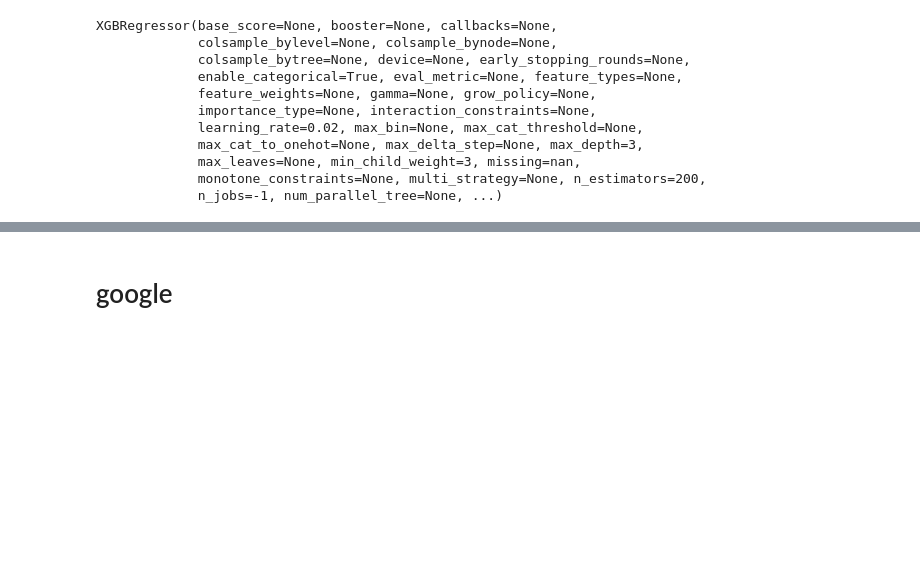
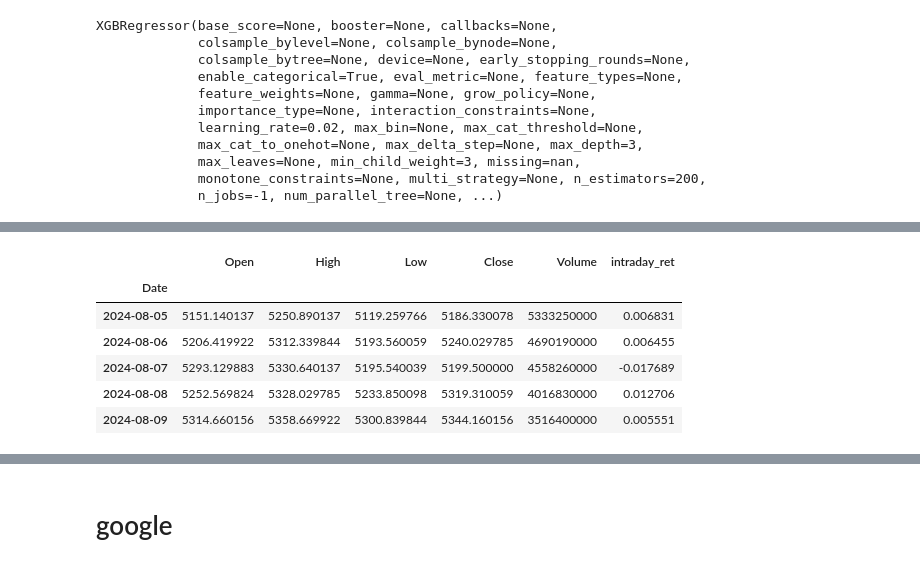
Before and after one commit to MichaelCarloH/ML-PortfolioManagement, a Jupyter notebook: submission_code/ml_project.ipynb, the cells around one changed output, grey strips where cells are left out. Saved outputs shown, nothing was run; the diff lists cells and outputs as text; code cells hidden in the pictures; blank space fills up the shorter version.

```diff
--- a/submission_code/ml_project.ipynb
+++ b/submission_code/ml_project.ipynb
@@ -1539,0 +1685,11 @@ Test R²:       -0.0241
+# %%
+df_prices['intraday_ret'].min()
+df_prices.head()
+# %% [output]
+|  | Open | High | Low | Close | Volume | intraday_ret |
+| Date |  |  |  |  |  |  |
+| 2024-08-05 | 5151.140137 | 5250.890137 | 5119.259766 | 5186.330078 | 5333250000 | 0.006831 |
+| 2024-08-06 | 5206.419922 | 5312.339844 | 5193.560059 | 5240.029785 | 4690190000 | 0.006455 |
+| 2024-08-07 | 5293.129883 | 5330.640137 | 5195.540039 | 5199.500000 | 4558260000 | -0.017689 |
+| 2024-08-08 | 5252.569824 | 5328.029785 | 5233.850098 | 5319.310059 | 4016830000 | 0.012706 |
+| 2024-08-09 | 5314.660156 | 5358.669922 | 5300.839844 | 5344.160156 | 3516400000 | 0.005551 |
```
Also changed, not shown: parts of 16 cells of this notebook, 8 other files.
